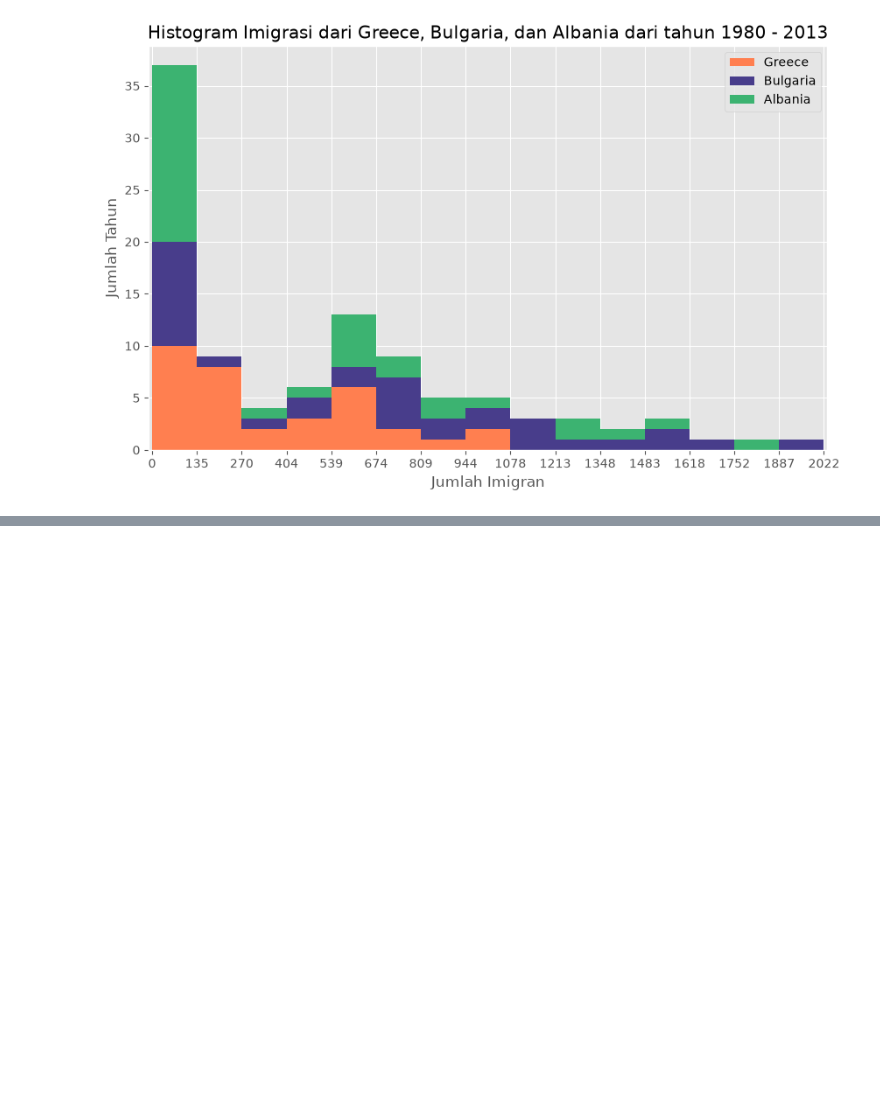
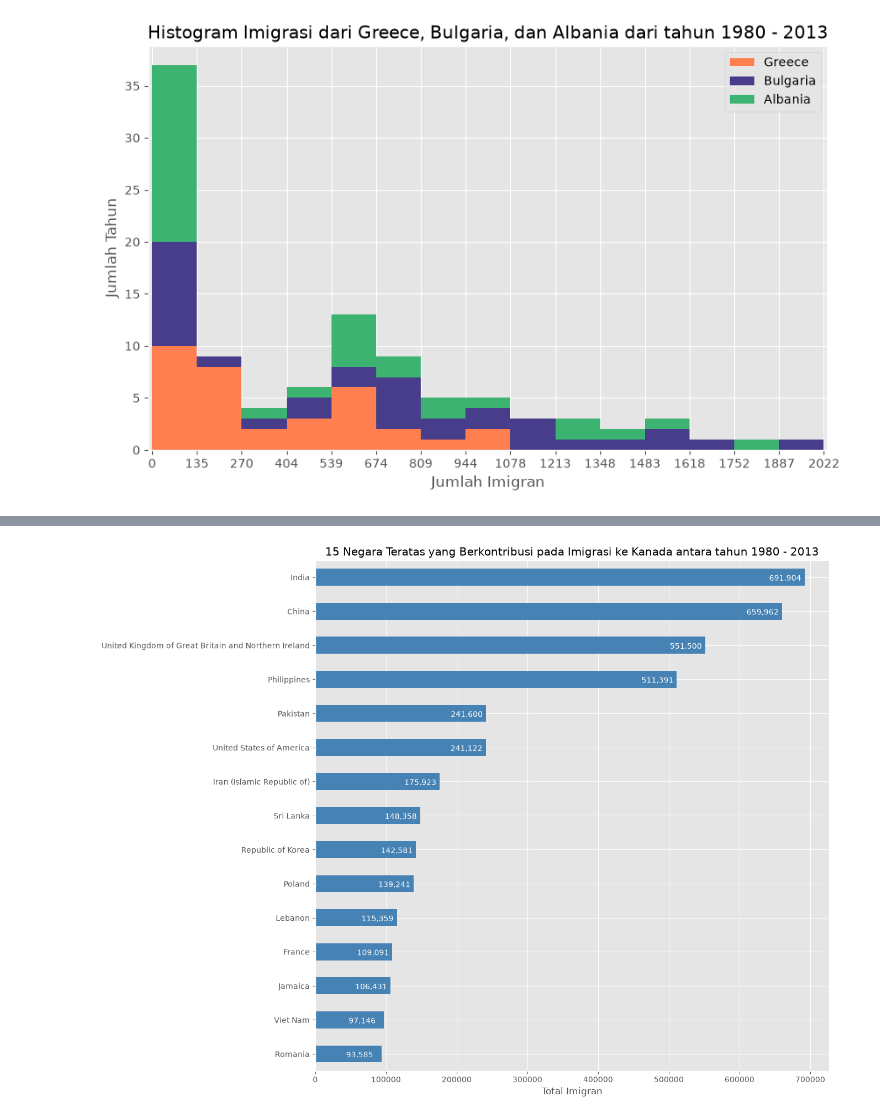
Before and after one commit to jagadhita28/ibm-data-visualization-python, a Jupyter notebook: module-2-basic-specialized-tools/notebooks/01_basic_visualization_tools.ipynb, the cells around one changed output, grey strips where cells are left out. Drawn from its saved outputs; the diff is of its cells as text; code cells hidden in the pictures; blank space fills up the shorter version.

```diff
--- a/module-2-basic-specialized-tools/notebooks/01_basic_visualization_tools.ipynb
+++ b/module-2-basic-specialized-tools/notebooks/01_basic_visualization_tools.ipynb
@@ -476,0 +596,8 @@ plt.show()
+# %%
+# Ubah urutan dataframe yang awalnya descending menjadi ascending
+df_canada.sort_values("Total", axis=0, ascending=True, inplace=True)
+
+# Ambil data dengan total paling tinggi sebanyak 15 negara
+# Gunakan tail karena urutannya naik
+df_top15 = df_canada["Total"].tail(15)
+df_top15
@@ -476,0 +627,17 @@ plt.show()
+# %%
+# Buat plot
+df_top15.plot(kind="barh", figsize=(12, 12), color="steelblue")
+plt.title("15 Negara Teratas yang Berkontribusi pada Imigrasi ke Kanada antara tahun 1980 - 2013")
+plt.xlabel("Total Imigran")
+
+# Berikan label nilai pada setiap negara.
+for index, value in enumerate(df_top15):
+    label = format(int(value), ",") # format int dengan koma
+
+    # Letakkan teks di akhir batang (value/nominalnya dikurangi 50000, dan index dikurangi 0.1 (lebih ketengah) agar sesuai dengan batang)
+    plt.annotate(label, xy=(value - 50000, index - 0.10), color="white")
+
+plt.savefig("../outputs/barh_plot_15_top_country_with_annotate.png", dpi=200, bbox_inches="tight")
+plt.show()
+# %% [output]
+[figure, added]
```
Also changed, not shown: parts of 12 cells of this notebook, 4 other files.
